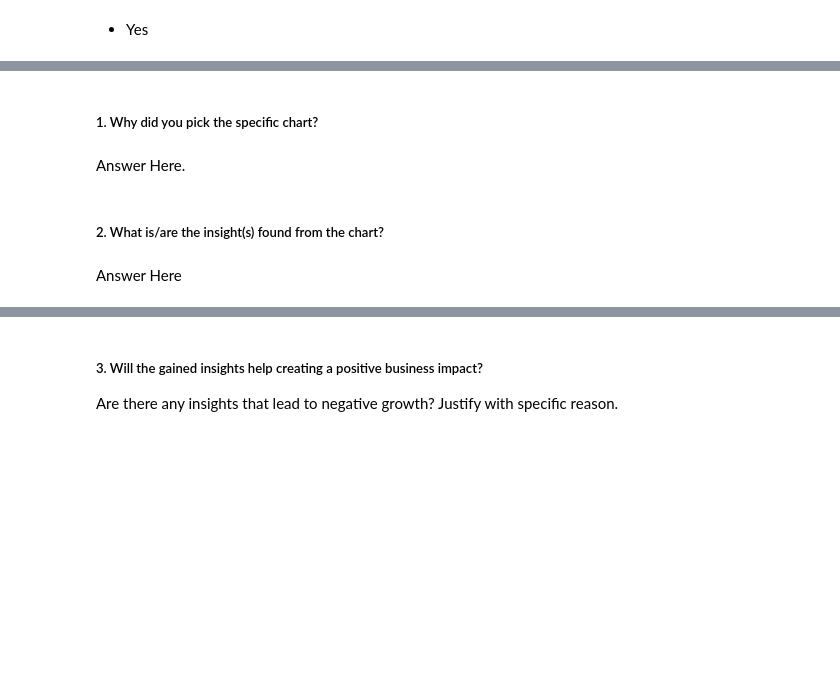
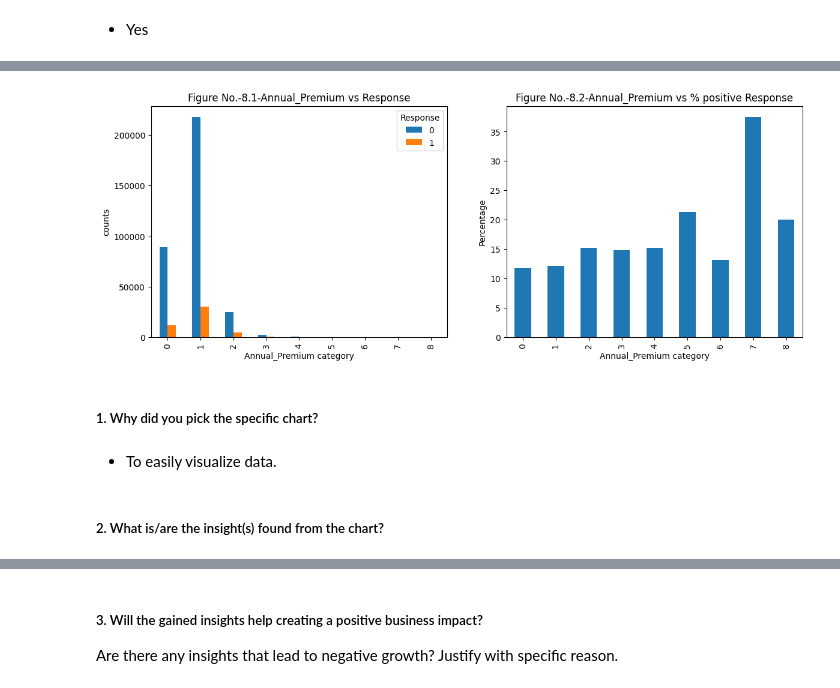
Before and after one commit to chetansgode/Health_Insurance_Cross_Sales_Prediction_classification, a Jupyter notebook: Health_Insurance_Cross_Sales_Prediction_classification.ipynb, the cells around one changed output, grey strips where cells are left out. Cells and saved outputs as stored; diff of their text form; code cells hidden in the pictures; blank space fills up the shorter version.

```diff
--- a/Health_Insurance_Cross_Sales_Prediction_classification.ipynb
+++ b/Health_Insurance_Cross_Sales_Prediction_classification.ipynb
@@ -797,0 +798,10 @@ SyntaxError: ignored
+# %%
+#chart-9- Annual_Premium vs Response numerical data
+print('Annual_Premium vs Response')
+a=df.groupby('Annual_Premium')['Response'].value_counts().unstack().rename(columns={0:'No',1:'Yes'})
+print(a)
+print('--'*20)
+# To Check % response
+print('To check %')
+a['percetage'] = round((a['Yes']/(a['No']+a['Yes']))*100,2)
+print(a)
@@ -798,8 +826,26 @@ SyntaxError: ignored
+# %%
+# Chart - 8 visualization code
+
+#Annual_Premium vs Response
+
+fig,axs=plt.subplots(1,2,figsize=(14,5))
+df.groupby('Annual_Premium')['Response'].value_counts().unstack().plot(kind='bar',ax=axs[0])
+axs[0].set_title('Figure No.-8.1-Annual_Premium vs Response')
+axs[0].set_xlabel('Annual_Premium category')
+axs[0].set_ylabel('counts')
+
+
+# To check %
+a['percetage'].plot(kind='bar',ax=axs[1])
+axs[1].set_title('Figure No.-8.2-Annual_Premium vs % positive Response')
+axs[1].set_xlabel('Annual_Premium category')
+axs[1].set_ylabel('Percentage')
+plt.show()
+# %% [output]
+[figure, added]
 # %% [markdown]
 ##### 1. Why did you pick the specific chart?
-# %% [markdown]
-Answer Here.
+# %% [markdown]
+* To easily visualize data.
 # %% [markdown]
 ##### 2. What is/are the insight(s) found from the chart?
-# %% [markdown]
-Answer Here
```
Also changed, not shown: parts of 71 cells of this notebook.
